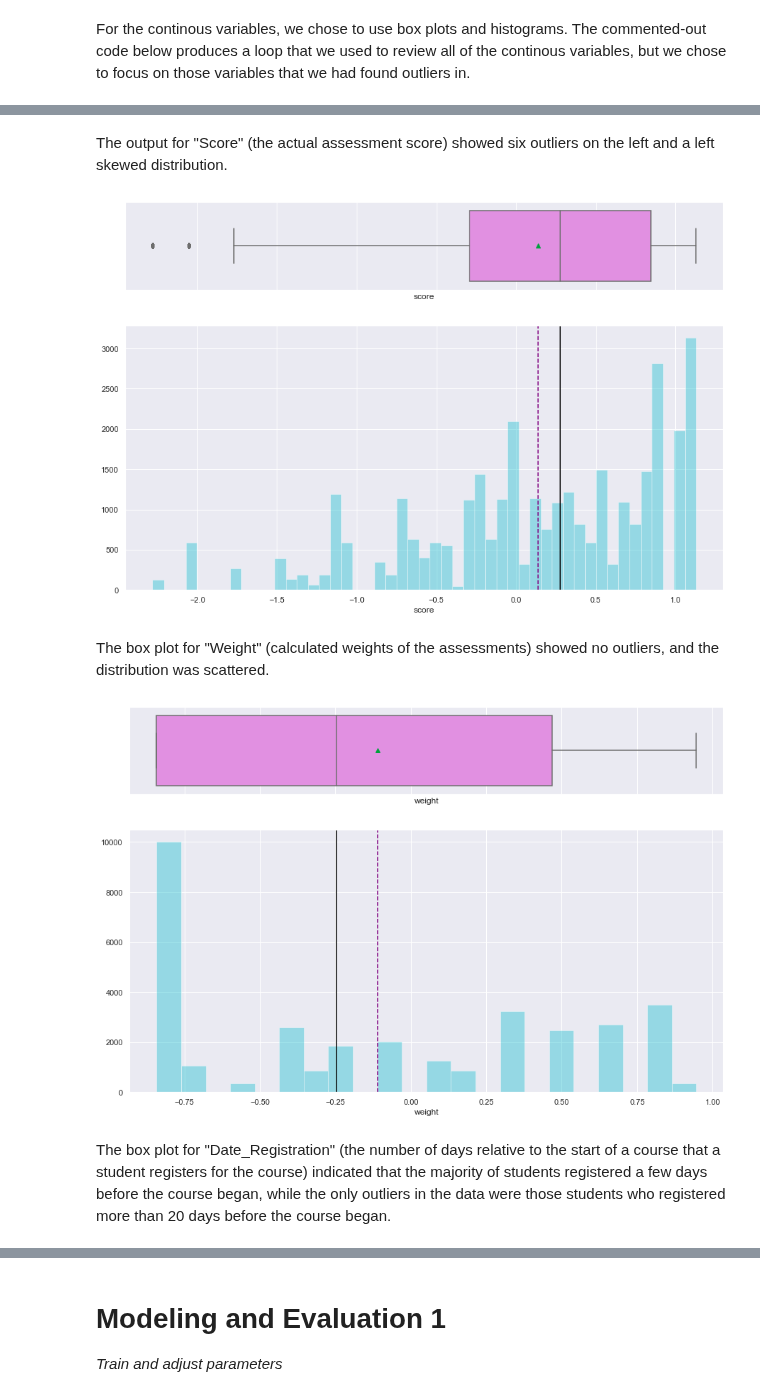
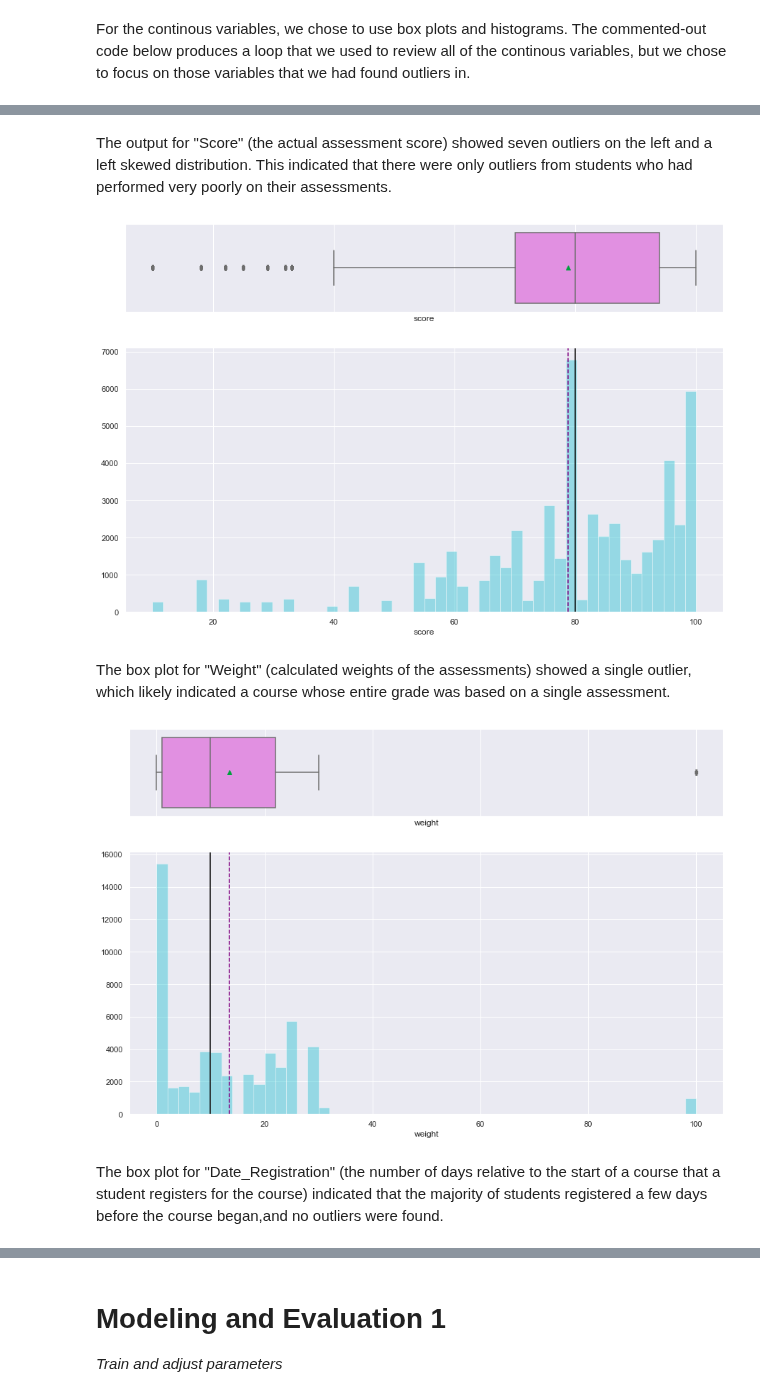
Before and after one commit to ChadKwong/DDSMachineLearning1, a Jupyter notebook: Lab 3/Lab 3.ipynb, the cells around one changed output, grey strips where cells are left out. Saved outputs shown, nothing was run; the diff lists cells and outputs as text; code cells hidden in the pictures.

```diff
--- a/Lab 3/Lab 3.ipynb
+++ b/Lab 3/Lab 3.ipynb
@@ -129,7 +127,9 @@ we need to convert date_registration, date_y, score to int, and then convert num
 # %%
 %%time
-# Randomly sampling 40 students to generate dataset
-studentSample = studentInfo.sample(n=25, random_state = randomState)
+import random
+random.seed(2000)
+# Randomly sampling students to generate dataset
+studentSample = studentInfo.sample(n=30, random_state = randomState)
 print(studentSample.shape)
 
 # vle
@@ -505,15 +504,15 @@ histogram_boxplot(ohdf['sum_click'])
 # %% [markdown]
-The output for "Score" (the actual assessment score) showed six outliers on the left and a left skewed distribution.
+The output for "Score" (the actual assessment score) showed seven outliers on the left and a left skewed distribution. This indicated that there were only outliers from students who had performed very poorly on their assessments.
 # %%
-histogram_boxplot(ohdf['score'])
+histogram_boxplot(df['score'])
 # %% [output]
-[figure, old version]
+[figure, new version]
 # %% [markdown]
-The box plot for "Weight" (calculated weights of the assessments) showed no outliers, and the distribution was scattered.
+The box plot for "Weight" (calculated weights of the assessments) showed a single outlier, which likely indicated a course whose entire grade was based on a single assessment.
 # %%
-histogram_boxplot(ohdf['weight'])
+histogram_boxplot(df['weight'])
 # %% [output]
-[figure, old version]
+[figure, new version]
 # %% [markdown]
-The box plot for "Date_Registration" (the number of days relative to the start of a course that a student registers for the course) indicated that the majority of students registered a few days before the course began, while the only outliers in the data were those students who registered more than 20 days before the course began.
+The box plot for "Date_Registration" (the number of days relative to the start of a course that a student registers for the course) indicated that the majority of students registered a few days before the course began,and no outliers were found.
 # %%
```
Also changed, not shown: parts of 36 cells of this notebook.
